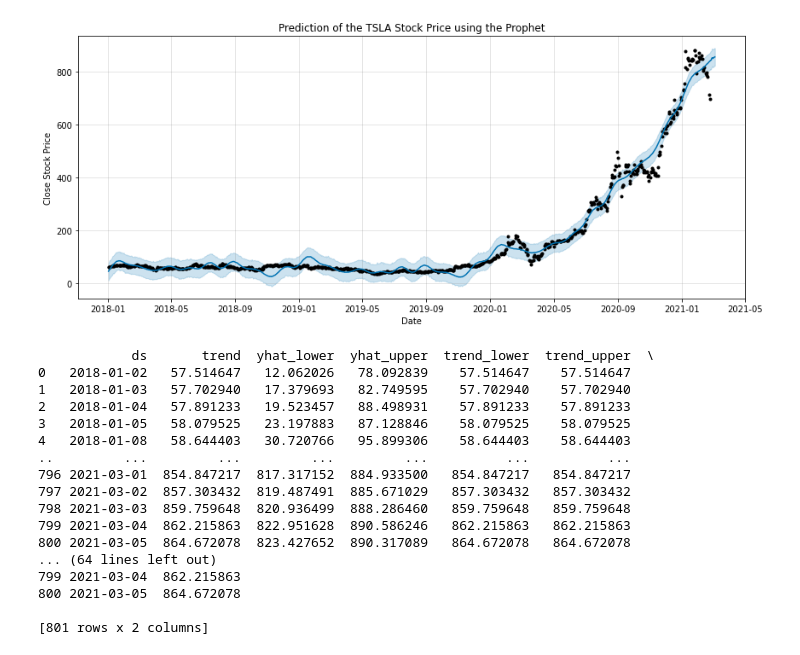
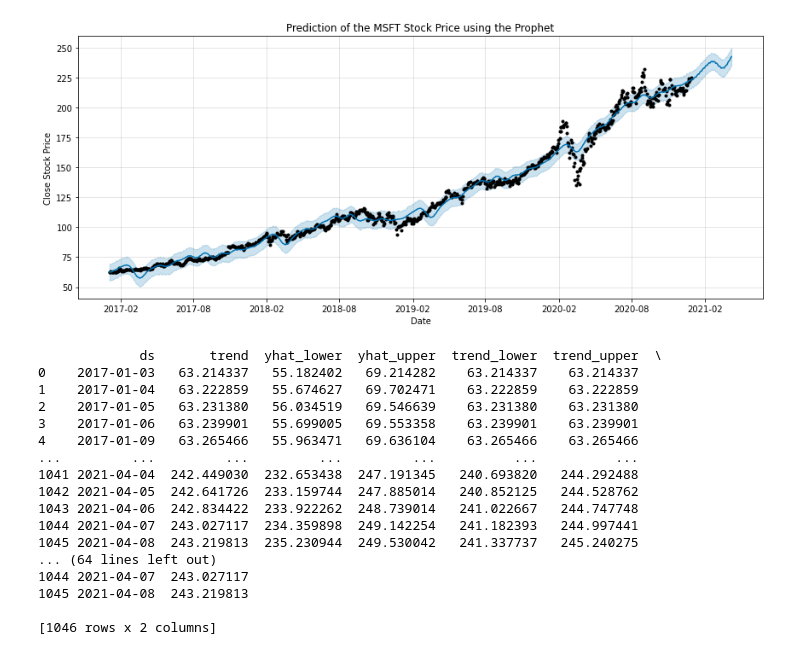
Before and after one commit to gopibalasingam/MMAI894, a Jupyter notebook: stock_model_testing.ipynb, the cells around one changed output. Saved outputs shown, nothing was run; the diff lists cells and outputs as text; code cells hidden in the pictures.

```diff
--- a/stock_model_testing.ipynb
+++ b/stock_model_testing.ipynb
@@ -244,47 +448,47 @@ plt.show()
 # %%
 from fbprophet import Prophet
 
-df = pd.read_csv('TSLA.csv', date_parser = True)
+df = pd.read_csv('msft_with_sentiment.csv', date_parser = True)
 df = df.set_index('Date', drop = True)
 df.index = pd.to_datetime(df.index)
-training_data = df.loc[(df.index) >= '2021-01-01']
+training_data = df.loc[(df.index) >= '2017-01-03']
 training_data.rename(columns={'Close': 'y'},inplace=True)
 training_data['ds'] = pd.to_datetime(training_data.index)
 training_data['y'] = training_data['y'].astype(float)
 
 m = Prophet(daily_seasonality = True) # the Prophet class (model)
 m.fit(training_data) # fit the model using training data
 
-future = m.make_future_dataframe(periods=10) #we need to specify the number of days in future
+future = m.make_future_dataframe(periods=100) #we need to specify the number of days in future
 prediction = m.predict(future)
 m.plot(prediction, figsize=(12, 5))
-plt.title("Prediction of the TSLA Stock Price using the Prophet")
+plt.title("Prediction of the MSFT Stock Price using the Prophet")
 plt.xlabel("Date")
 plt.ylabel("Close Stock Price")
 plt.show()
 
 print(prediction)
 
 print(prediction[['ds', 'trend']])
 # %% [output]
-[figure, old version]
+[figure, new version]
-            ds       trend  yhat_lower  yhat_upper  trend_lower  trend_upper  \
-0   2018-01-02   57.514647   12.062026   78.092839    57.514647    57.514647
-1   2018-01-03   57.702940   17.379693   82.749595    57.702940    57.702940
-2   2018-01-04   57.891233   19.523457   88.498931    57.891233    57.891233
-3   2018-01-05   58.079525   23.197883   87.128846    58.079525    58.079525
-4   2018-01-08   58.644403   30.720766   95.899306    58.644403    58.644403
-..         ...         ...         ...         ...          ...          ...
-796 2021-03-01  854.847217  817.317152  884.933500   854.847217   854.847217
-797 2021-03-02  857.303432  819.487491  885.671029   857.303432   857.303432
-798 2021-03-03  859.759648  820.936499  888.286460   859.759648   859.759648
-799 2021-03-04  862.215863  822.951628  890.586246   862.215863   862.215863
-800 2021-03-05  864.672078  823.427652  890.317089   864.672078   864.672078
+             ds       trend  yhat_lower  yhat_upper  trend_lower  trend_upper  \
+0    2017-01-03   63.214337   55.182402   69.214282    63.214337    63.214337
+1    2017-01-04   63.222859   55.674627   69.702471    63.222859    63.222859
+2    2017-01-05   63.231380   56.034519   69.546639    63.231380    63.231380
+3    2017-01-06   63.239901   55.699005   69.553358    63.239901    63.239901
+4    2017-01-09   63.265466   55.963471   69.636104    63.265466    63.265466
+...         ...         ...         ...         ...          ...          ...
+1041 2021-04-04  242.449030  232.653438  247.191345   240.693820   244.292488
+1042 2021-04-05  242.641726  233.159744  247.885014   240.852125   244.528762
+1043 2021-04-06  242.834422  233.922262  248.739014   241.022667   244.747748
+1044 2021-04-07  243.027117  234.359898  249.142254   241.182393   244.997441
+1045 2021-04-08  243.219813  235.230944  249.530042   241.337737   245.240275
 ... (64 lines left out)
-799 2021-03-04  862.215863
-800 2021-03-05  864.672078
+1044 2021-04-07  243.027117
+1045 2021-04-08  243.219813
 
-[801 rows x 2 columns]
+[1046 rows x 2 columns]
 # %%
 for i in range(len(X_test)):
     if (y_pred[i] - y_pred[i-1] > 0):
```
Also changed, not shown: parts of 14 cells of this notebook.
